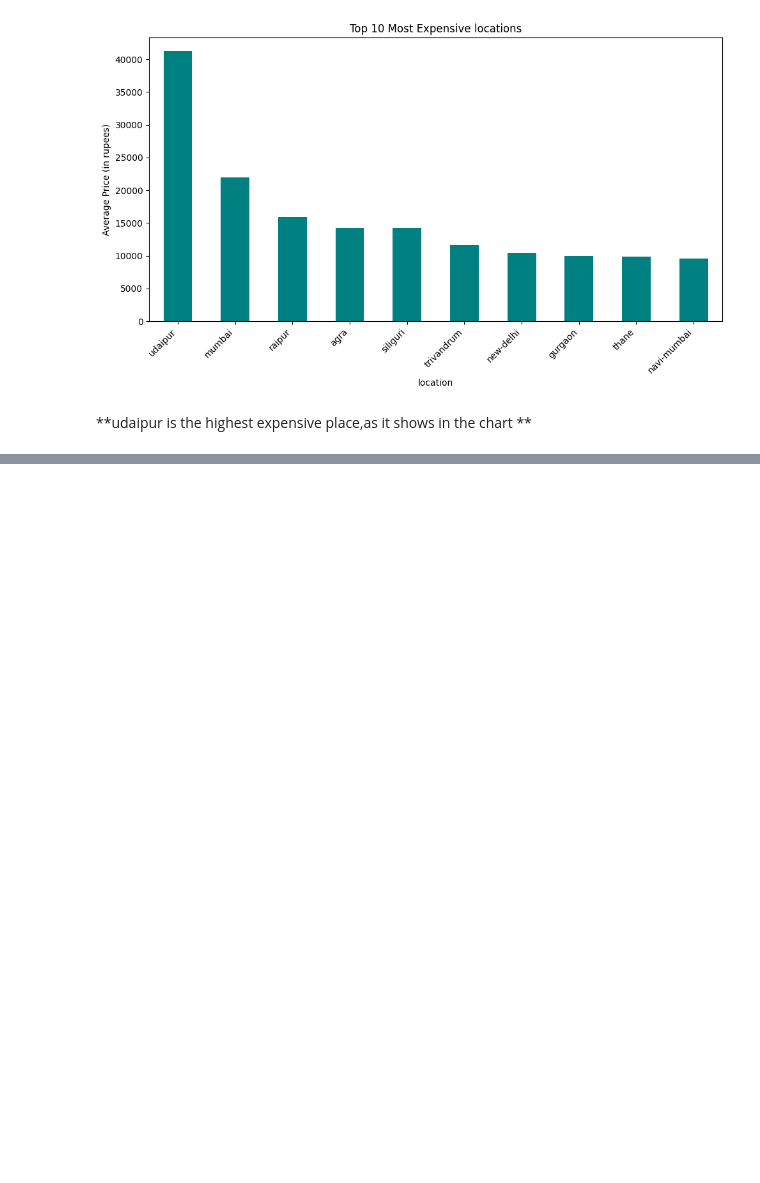
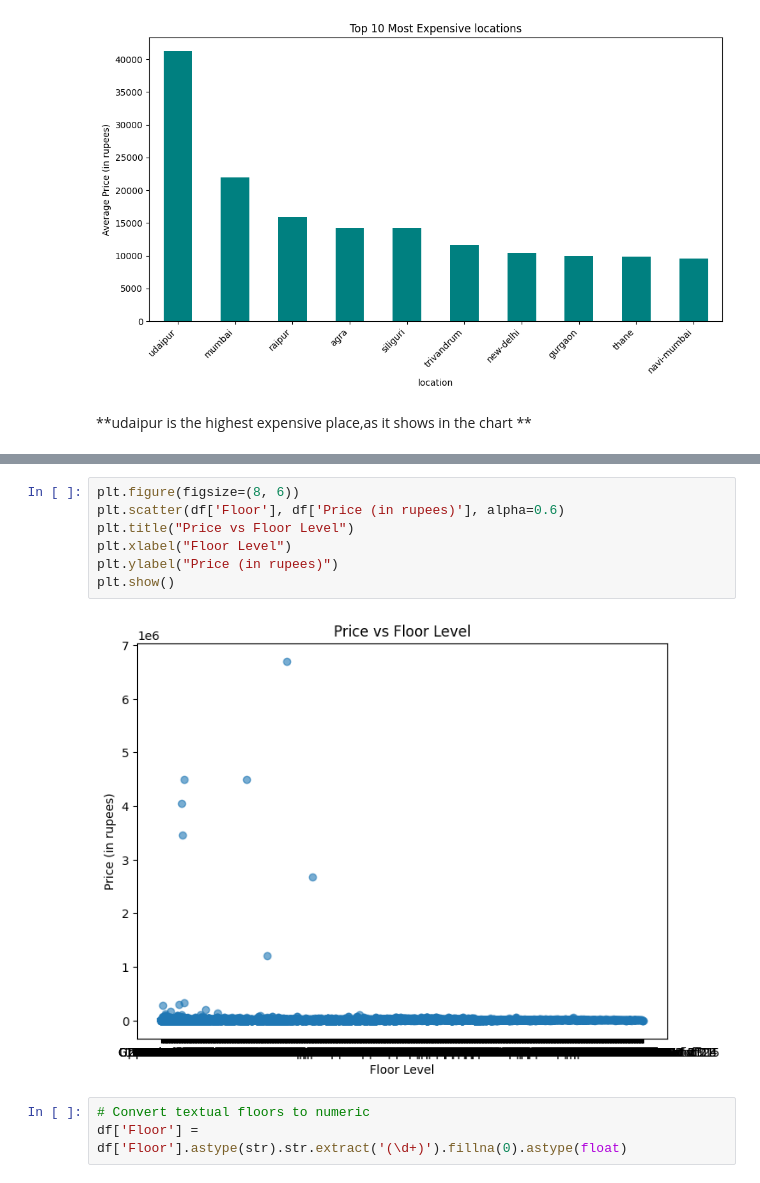
Before and after one commit to Abdul-code65/House-predictive-model, a Jupyter notebook: bouston-house-price.ipynb, the cells around one changed output, grey strips where cells are left out. Drawn from its saved outputs; the diff is of its cells as text; blank space fills up the shorter version.

```diff
--- a/bouston-house-price.ipynb
+++ b/bouston-house-price.ipynb
@@ -393,3 +388,15 @@ for bar in bars:
 plt.show()
 # %% [output]
 [figure]
+# %%
+plt.figure(figsize=(8, 6))
+plt.scatter(df['Floor'], df['Price (in rupees)'], alpha=0.6)
+plt.title("Price vs Floor Level")
+plt.xlabel("Floor Level")
+plt.ylabel("Price (in rupees)")
+plt.show()
+# %% [output]
+[figure, added]
+# %%
+# Convert textual floors to numeric
+df['Floor'] = df['Floor'].astype(str).str.extract('(\d+)').fillna(0).astype(float)
```
Also changed, not shown: parts of 49 cells of this notebook.
